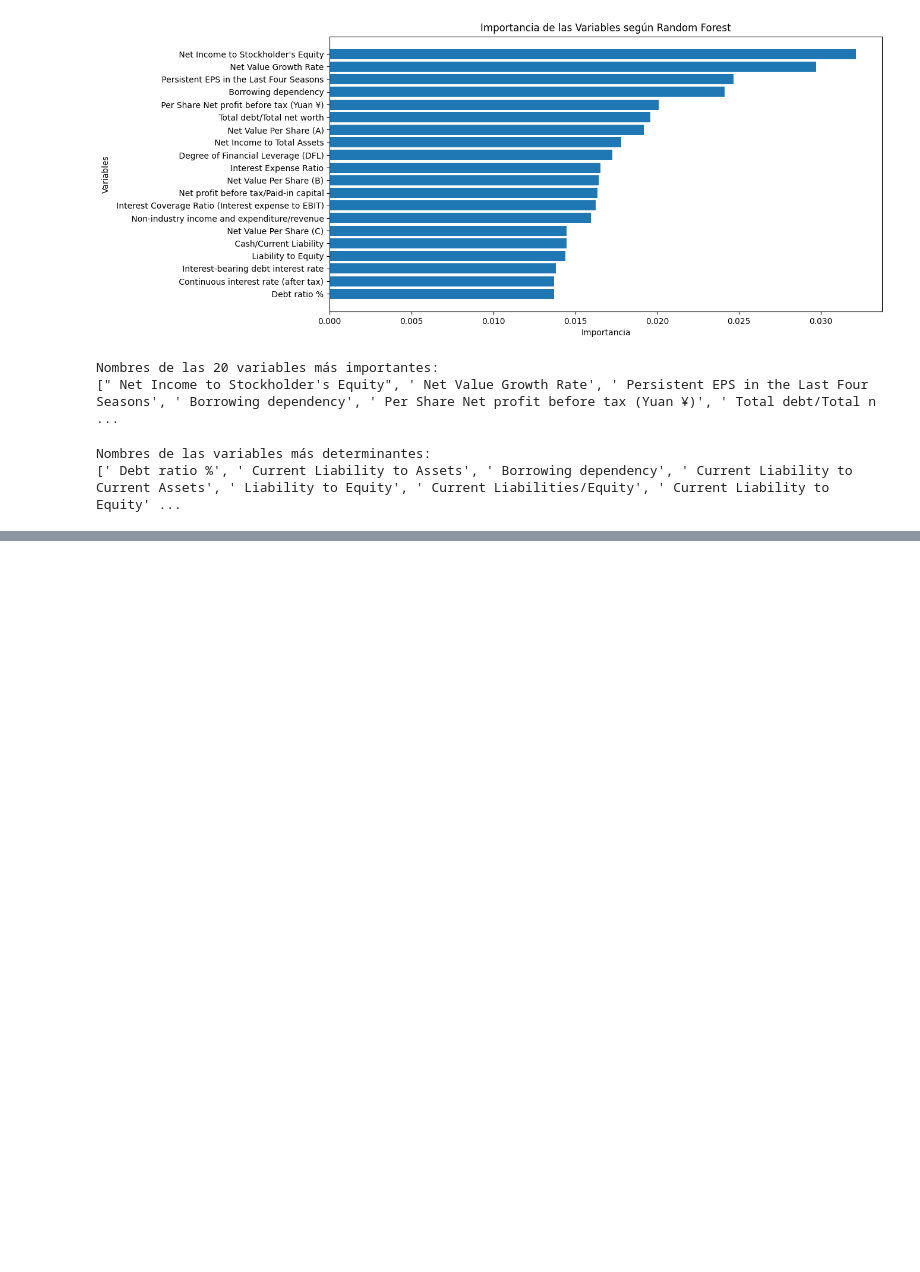
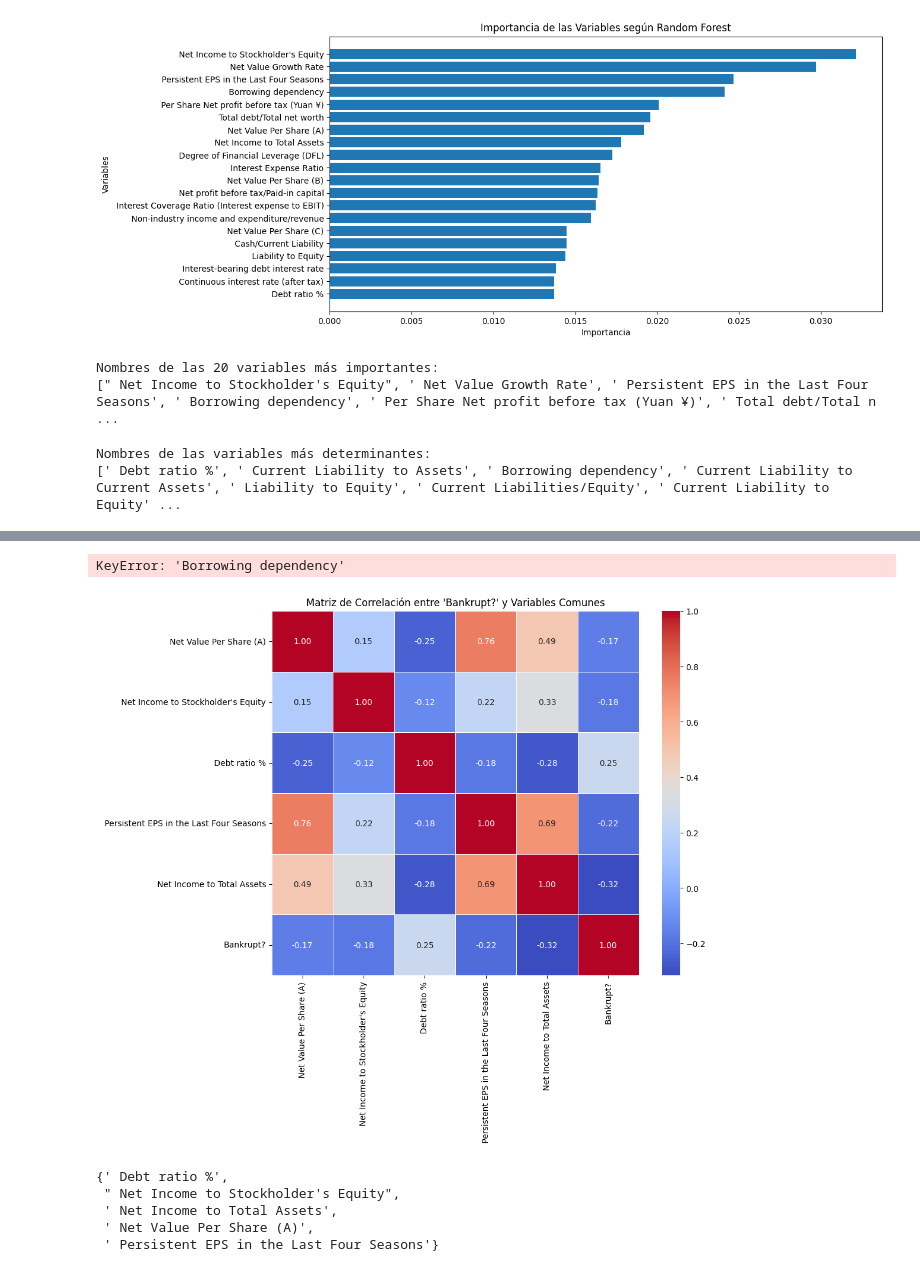
Before and after one commit to DavidAvila215/S2-Cloud-Computing-DataProphet, a Jupyter notebook: Prueba_SAM.ipynb, the cells around one changed output, grey strips where cells are left out. Drawn from its saved outputs; the diff is of its cells as text; code cells hidden in the pictures; blank space fills up the shorter version.

```diff
--- a/Prueba_SAM.ipynb
+++ b/Prueba_SAM.ipynb
@@ -100,0 +148,35 @@ Variables comunes en ambas listas:
+# %%
+
+
+comunes.remove("Borrowing dependency")
+# %% [output]
+KeyError: 'Borrowing dependency'
+# %%
+comunes.remove(" Liability to Equity")
+# %%
+import seaborn as sns
+import matplotlib.pyplot as plt
+
+# Seleccionar solo las variables comunes más 'Bankrupt?' del DataFrame
+datos_filtrados = data[list(comunes) + ['Bankrupt?']]
+
+# Calcular la matriz de correlación
+correlacion_matriz = datos_filtrados.corr()
+
+# Crear el heatmap
+plt.figure(figsize=(10, 8))  # Ajustar el tamaño según la cantidad de variables
+sns.heatmap(correlacion_matriz, annot=True, cmap="coolwarm", linewidths=0.5, fmt=".2f")
+
+# Configurar el título
+plt.title("Matriz de Correlación entre 'Bankrupt?' y Variables Comunes")
+plt.show()
+# %% [output]
+[figure, added]
+# %%
+comunes
+# %% [output]
+{' Debt ratio %',
+ " Net Income to Stockholder's Equity",
+ ' Net Income to Total Assets',
+ ' Net Value Per Share (A)',
+ ' Persistent EPS in the Last Four Seasons'}
```
Also changed, not shown: parts of 11 cells of this notebook.
